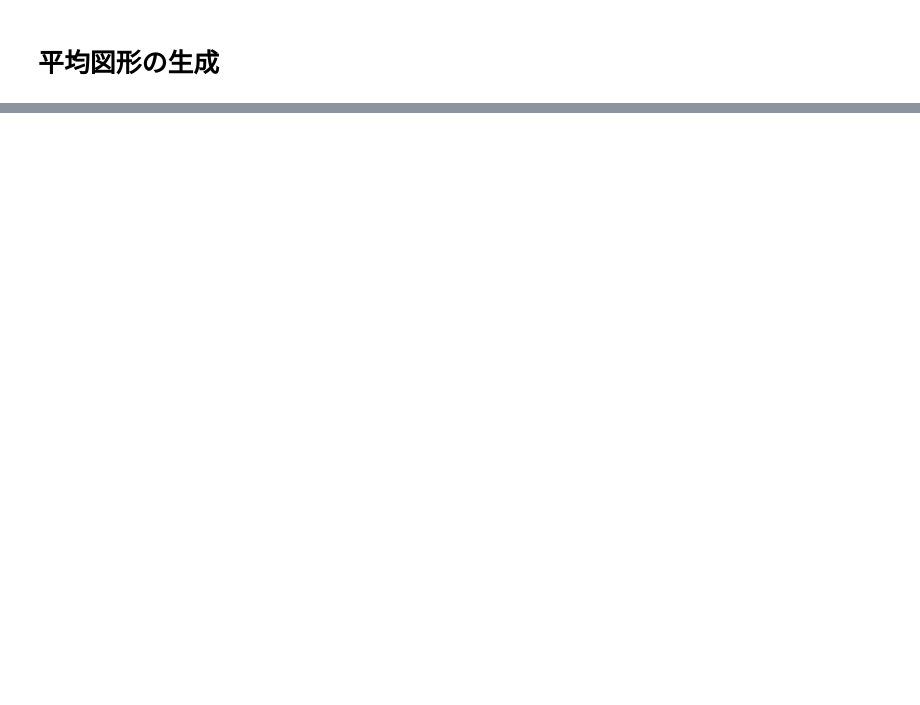
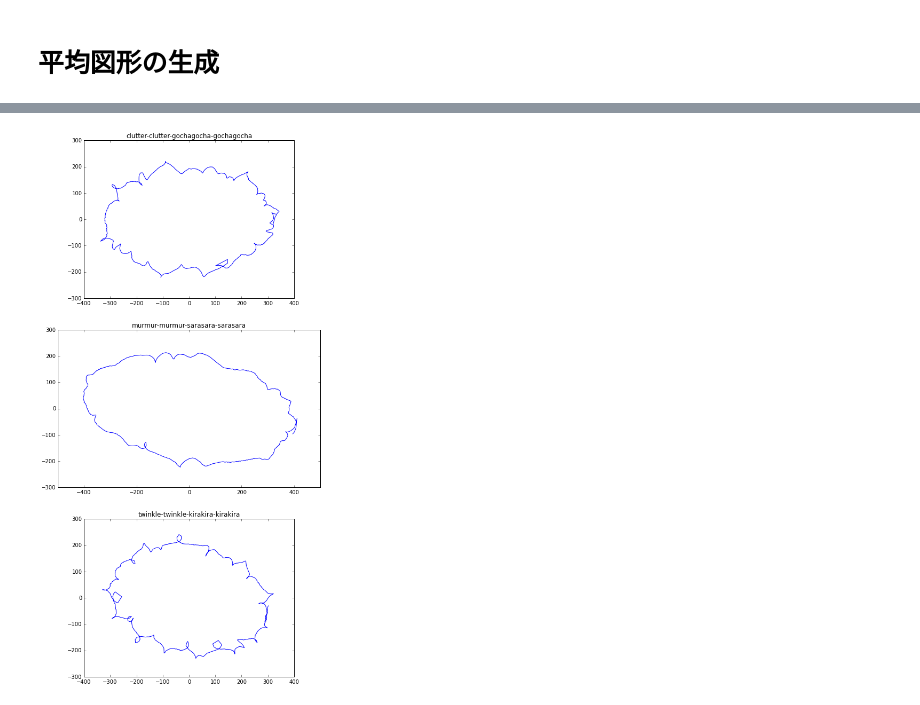
Before and after one commit to smurakami/figure-scanner, a Jupyter notebook: avarage_pool.ipynb, the cells around one changed output, grey strips where cells are left out. Saved outputs shown, nothing was run; the diff lists cells and outputs as text; code cells hidden in the pictures; blank space fills up the shorter version.

```diff
--- a/avarage_pool.ipynb
+++ b/avarage_pool.ipynb
@@ -207,13 +250,18 @@ plt.savefig('avarage_images/avarage-onomatopeia.pdf', format='pdf')
 # %%
 plt.figure(figsize=(12, 18))
 
 for num in range(0, len(dirname_list), 4):
     feat = np.mean(np.vstack(dat[num:num+4]), axis=0)
-    shape = gen_avarage_shape(feat, np.vstack(shape_pool[num:num+4]), np.vstack(shape_feat_pool[num:num+4]), length, sigma=sigma)
+#     shape = gen_avarage_shape(feat, np.vstack(shape_pool[num:num+4]), np.vstack(shape_feat_pool[num:num+4]), np.hstack(aspect[num:num+4]).mean(), np.mean(np.hstack(direction[num:num+4])), length, sigma=sigma)
+
+    shape = gen_avarage_shape(feat, np.vstack(shape_pool[num:num+4]), np.vstack(shape_feat_pool[num:num+4]), length, np.hstack(aspect[num:num+4]).mean(), np.hstack(direction[num:num+4]).mean(), sigma=sigma)
+
     plt.subplot(3, 1, num/4+1).set_aspect(1)
     plt.plot(*shape.T)
     dirname = '-'.join(dirname_list[num:num+4]).replace('jsons/', '').replace('/JPN', '').replace('/WRD', '')
     plt.title(dirname)
 
 
 plt.savefig('avarage_images/genshou-avarage.pdf', format='pdf')
+# %% [output]
+[figure, added]
```
Also changed, not shown: parts of 8 cells of this notebook, 1 other file.
